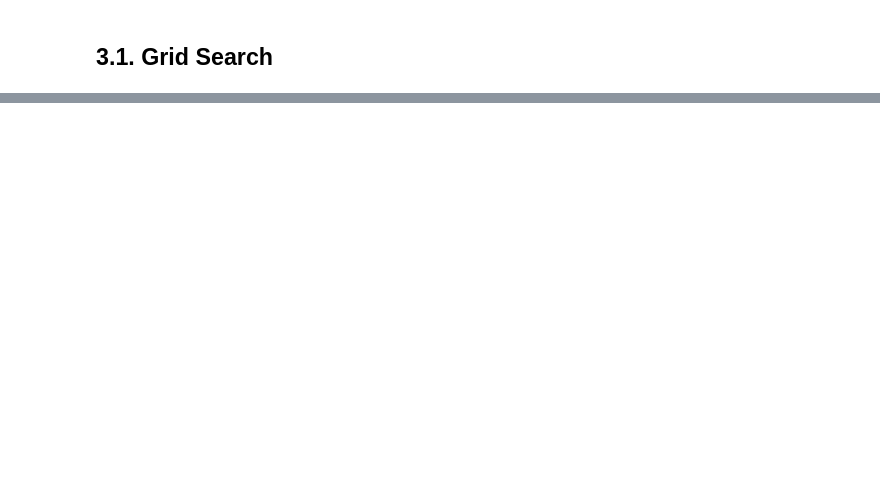
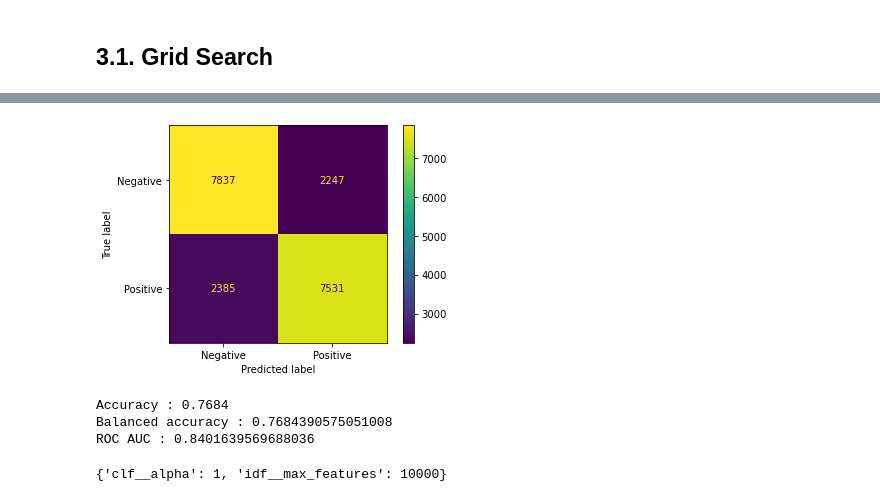
Before and after one commit to baptiste-pasquier/data_2A, a Jupyter notebook: model-NB.ipynb, the cells around one changed output, grey strips where cells are left out. Cells and saved outputs as stored; diff of their text form; code cells hidden in the pictures; blank space fills up the shorter version.

```diff
--- a/model-NB.ipynb
+++ b/model-NB.ipynb
@@ -368,0 +335,21 @@ grid_clf.best_params_
+# %%
+conf_matrix(X, y, CountVectorizer(max_features=None), MultinomialNB(alpha=1))
+# %% [output]
+[figure, added]
+Accuracy : 0.7684
+Balanced accuracy : 0.7684390575051008
+ROC AUC : 0.8401639569688036
+# %%
+#Tfidfvectorizer
+text_clf = Pipeline([('idf', TfidfVectorizer()), ('clf', MultinomialNB())])
+
+parameters = {'idf__max_features' : [None, 5000, 10000, 20000],
+          'clf__alpha': [0.001, 0.005, 0.01, 0.05, 0.1, 0.2, 0.5, 0.75, 1]
+}
+
+grid_clf = GridSearchCV(text_clf, parameters, scoring = 'balanced_accuracy', cv=5)
+_ = grid_clf.fit(X, y)
+
+print(grid_clf.best_params_)
+# %% [output]
+{'clf__alpha': 1, 'idf__max_features': 10000}
```
Also changed, not shown: parts of 12 cells of this notebook.
